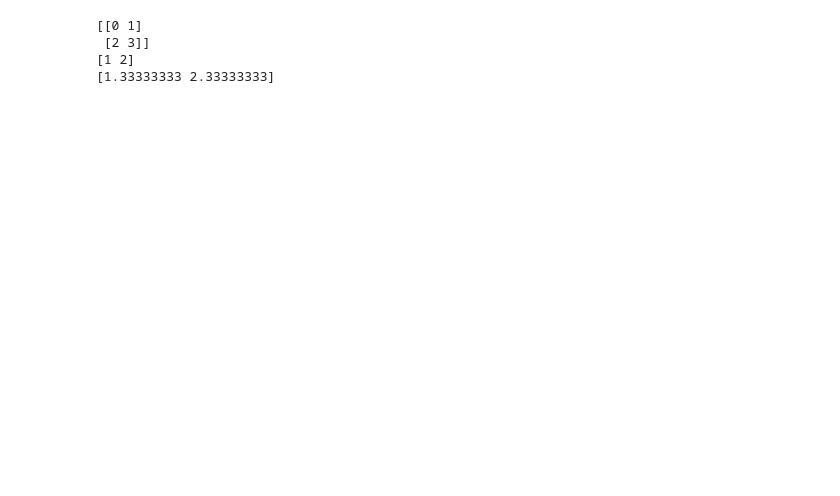
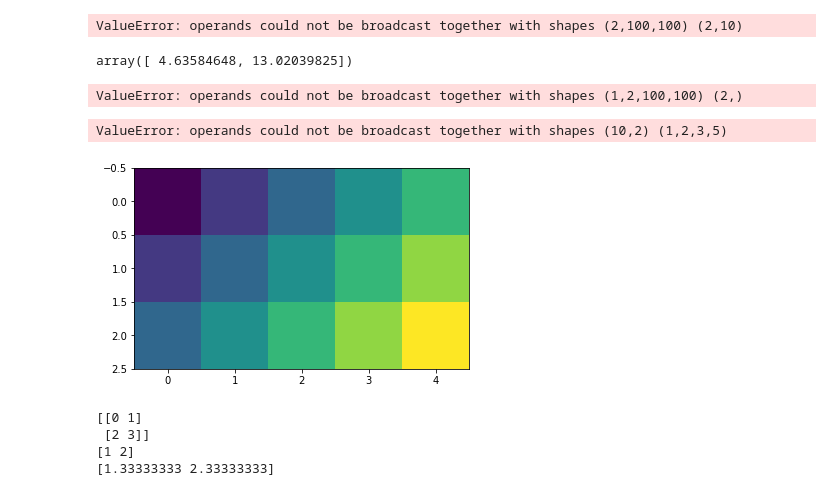
Before and after one commit to jurijw/gravitational-lensing, a Jupyter notebook: pysim/irs.ipynb, the cells around one changed output. Saved outputs shown, nothing was run; the diff lists cells and outputs as text; code cells hidden in the pictures; blank space fills up the shorter version.

```diff
--- a/pysim/irs.ipynb
+++ b/pysim/irs.ipynb
@@ -48,3 +145,76 @@ def deflection_angle_point_masses(X, M):
+# %%
+def deflection_vector_point_masses(XI_1, XI_2, XI_i, M_i):
+    """
+    Calculates the deflection vector for light at position XI on the image plane,
+    due to point masses M_i scattered at locations XI_i on the image plane.
+    :param XI_1: first component of position vector of the light on image plane.
+    :param XI_2: second component of position vector of the light on image plane.
+    :param XI_i: (N, 2) np.array: positions of point masses on image plane.
+    :param M_i: (1, N) np.array: the masses of the point masses.
+    :return: (1, 2) np.array: the position vector of deflection angle.
+    """
+    XI = np.array([XI_1, XI_2])
+
+    #print(XI)
+    deltaXI = XI - XI_i.T
+
+    deflection_vector = 4 * G / c ** 2 * np.sum(M_i.T * (XI - XI_i) / np.linalg.norm(XI - XI_i), axis=0)
+
+    return deflection_vector
+
+
+x, y = np.linspace(-1, 1, 100), np.linspace(-1, 1, 100)
+X, Y = np.meshgrid(x, y)
+deflection_vector_point_masses(X, Y, XI_i, M_i)
+# %% [output]
+ValueError: operands could not be broadcast together with shapes (2,100,100) (2,10)
+# %%
+x, y = 2, 5
+X = np.array([[x, y]])
+# %% [output]
+array([ 4.63584648, 13.02039825])
+# %%
+# Calculate the deflection vector for all points on the image plane.
+
+x, y = np.linspace(-1, 1, 100), np.linspace(-1, 1, 100)
+X, Y = np.meshgrid(x, y)
+
+
+def deflection(x, y, XI_i, M_i):
+    X = np.array([[x, y]])
+    alpha = np.array([[0, 0]])
+    for i in range(len(XI_i)):
+        xi, m = XI_i[i], M_i[i]
+        X += m * (X - xi) / np.linalg.norm(X - xi)
+    return 4 * G / c ** 2 * alpha
+
+
+deflection_angles = deflection(X, Y, XI_i, M_i)
+plt.imshow(deflection_angles)
+# %% [output]
+ValueError: operands could not be broadcast together with shapes (1,2,100,100) (2,)
+# %%
+x, y = np.arange(5), np.arange(3)
+X, Y = np.meshgrid(x, y)
+
+
+def func(x, y):
+    return x + y
+
+
+#plt.imshow(func(X, Y))
+
+
+def test(X, Y, XI_i):
+    XI = np.array([[X, Y]])
+    return XI_i - XI
+
+
+test(X, Y, XI_i)
+#np.dstack((X, Y))
+# %% [output]
+ValueError: operands could not be broadcast together with shapes (10,2) (1,2,3,5)
+[figure, added]
 # %%
 def center_of_mass(X, M):
 # %%
```
Also changed, not shown: parts of 14 cells of this notebook, 3 other files.
